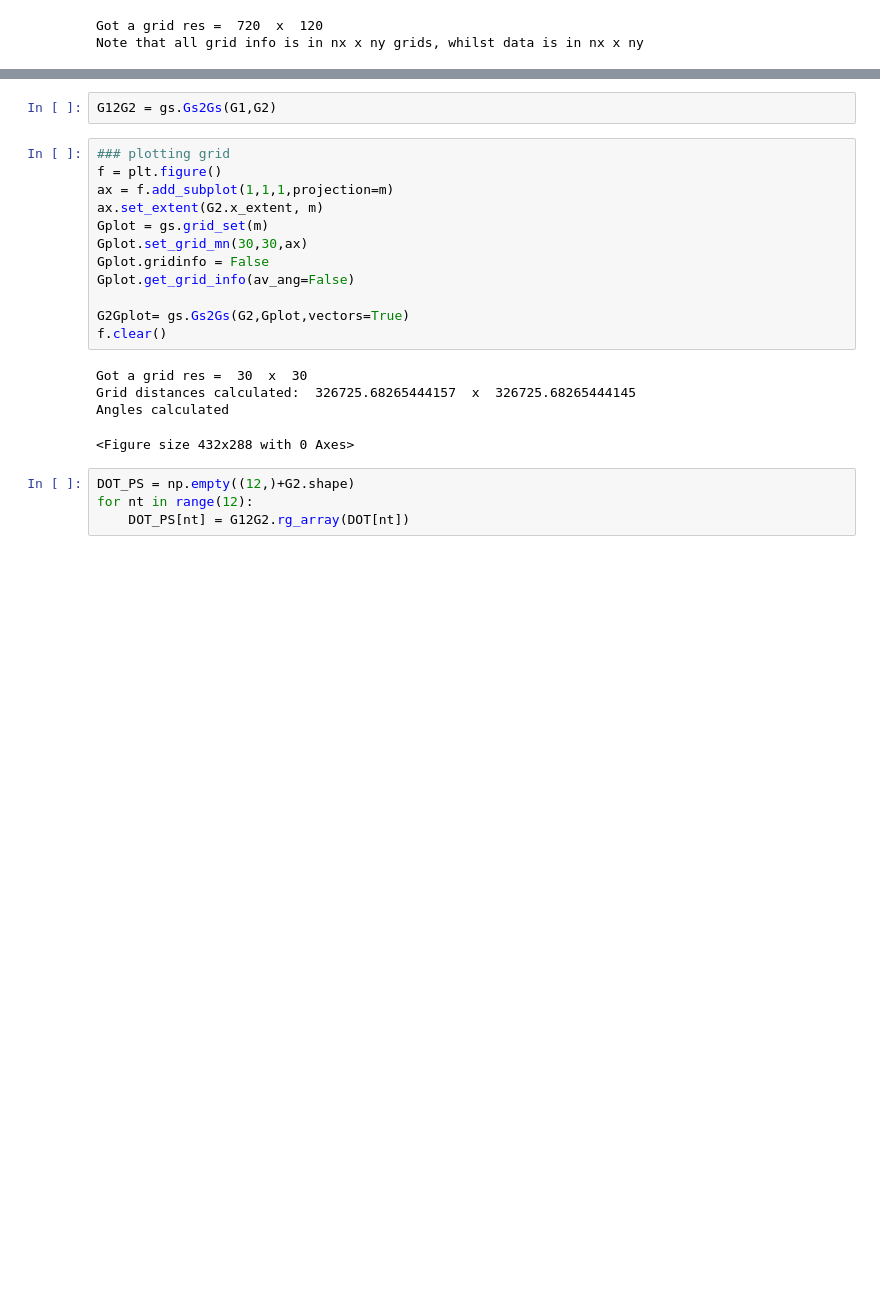
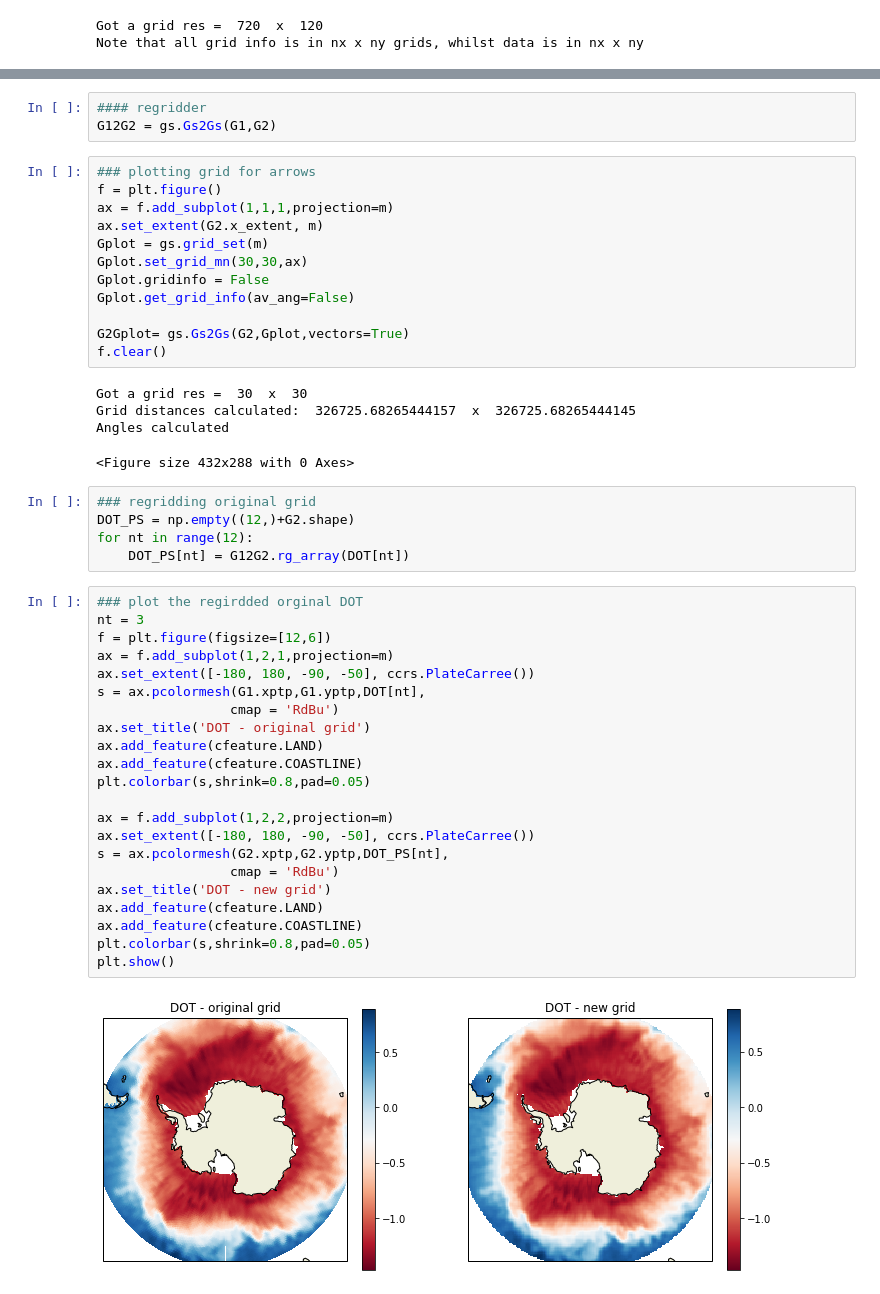
Before and after one commit to CPOMUCL/CSAO_merged, a Jupyter notebook: DOT_to_currents.ipynb, the cells around one changed output, grey strips where cells are left out. Saved outputs shown, nothing was run; the diff lists cells and outputs as text; blank space fills up the shorter version.

```diff
--- a/DOT_to_currents.ipynb
+++ b/DOT_to_currents.ipynb
@@ -39,9 +42,10 @@ Loaded a grid: Polar_stereo_50km_SH.npz
 G1.get_grid_mask()
 G2.get_grid_mask()
 # %%
+#### regridder
 G12G2 = gs.Gs2Gs(G1,G2)
 # %%
-### plotting grid
+### plotting grid for arrows
 f = plt.figure()
 ax = f.add_subplot(1,1,1,projection=m)
 ax.set_extent(G2.x_extent, m)
@@ -58,6 +62,31 @@ Grid distances calculated:  326725.68265444157  x  326725.68265444145
 Angles calculated
 <Figure size 432x288 with 0 Axes>
 # %%
+### regridding original grid
 DOT_PS = np.empty((12,)+G2.shape)
 for nt in range(12):
     DOT_PS[nt] = G12G2.rg_array(DOT[nt])
+# %%
+### plot the regirdded orginal DOT
+nt = 3
+f = plt.figure(figsize=[12,6])
+ax = f.add_subplot(1,2,1,projection=m)
+ax.set_extent([-180, 180, -90, -50], ccrs.PlateCarree())
+s = ax.pcolormesh(G1.xptp,G1.yptp,DOT[nt],
+                 cmap = 'RdBu')
+ax.set_title('DOT - original grid')
+ax.add_feature(cfeature.LAND)
+ax.add_feature(cfeature.COASTLINE)
+plt.colorbar(s,shrink=0.8,pad=0.05)
+
+ax = f.add_subplot(1,2,2,projection=m)
+ax.set_extent([-180, 180, -90, -50], ccrs.PlateCarree())
+s = ax.pcolormesh(G2.xptp,G2.yptp,DOT_PS[nt],
+                 cmap = 'RdBu')
+ax.set_title('DOT - new grid')
+ax.add_feature(cfeature.LAND)
+ax.add_feature(cfeature.COASTLINE)
+plt.colorbar(s,shrink=0.8,pad=0.05)
+plt.show()
+# %% [output]
+[figure, added]
```
Also changed, not shown: parts of 11 cells of this notebook.
